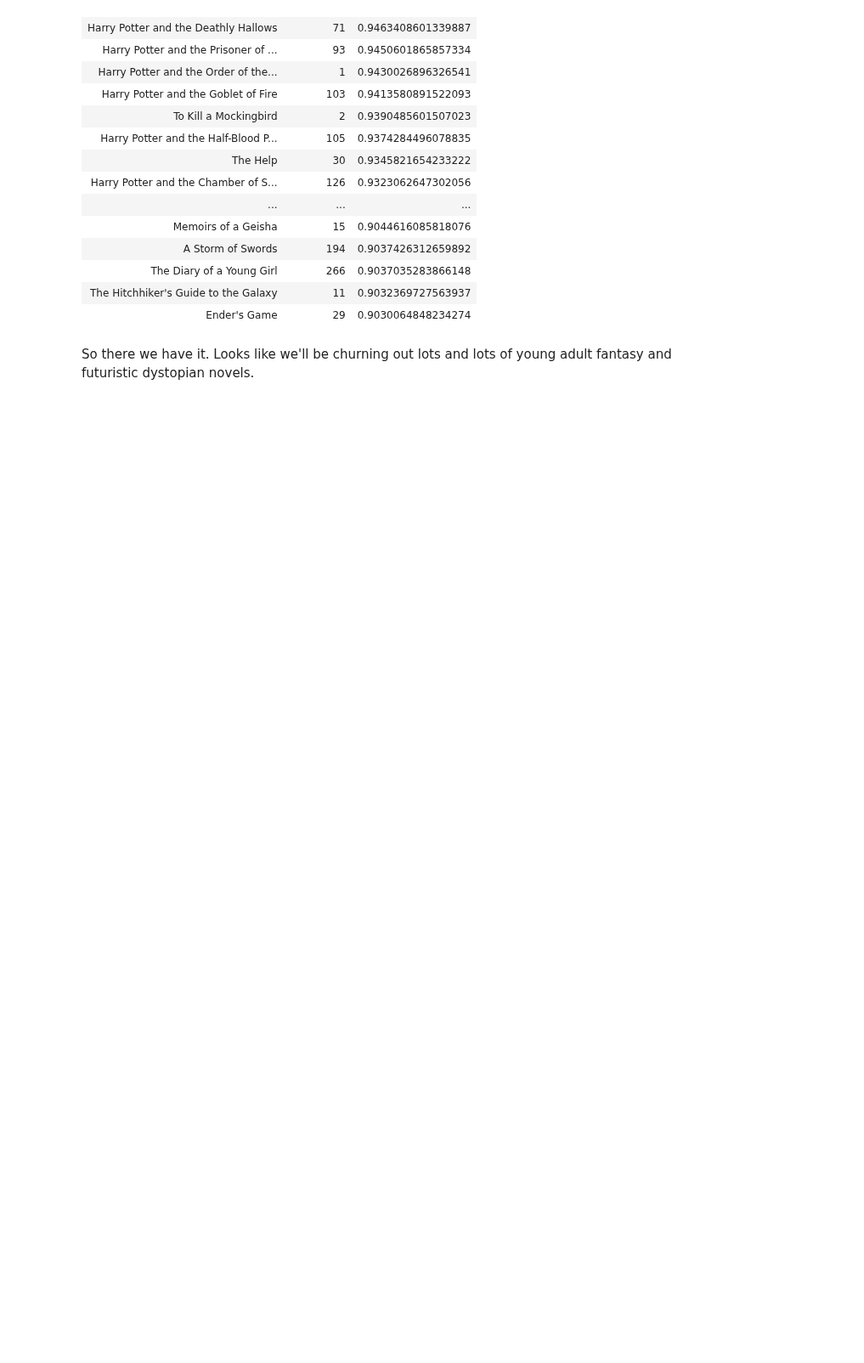
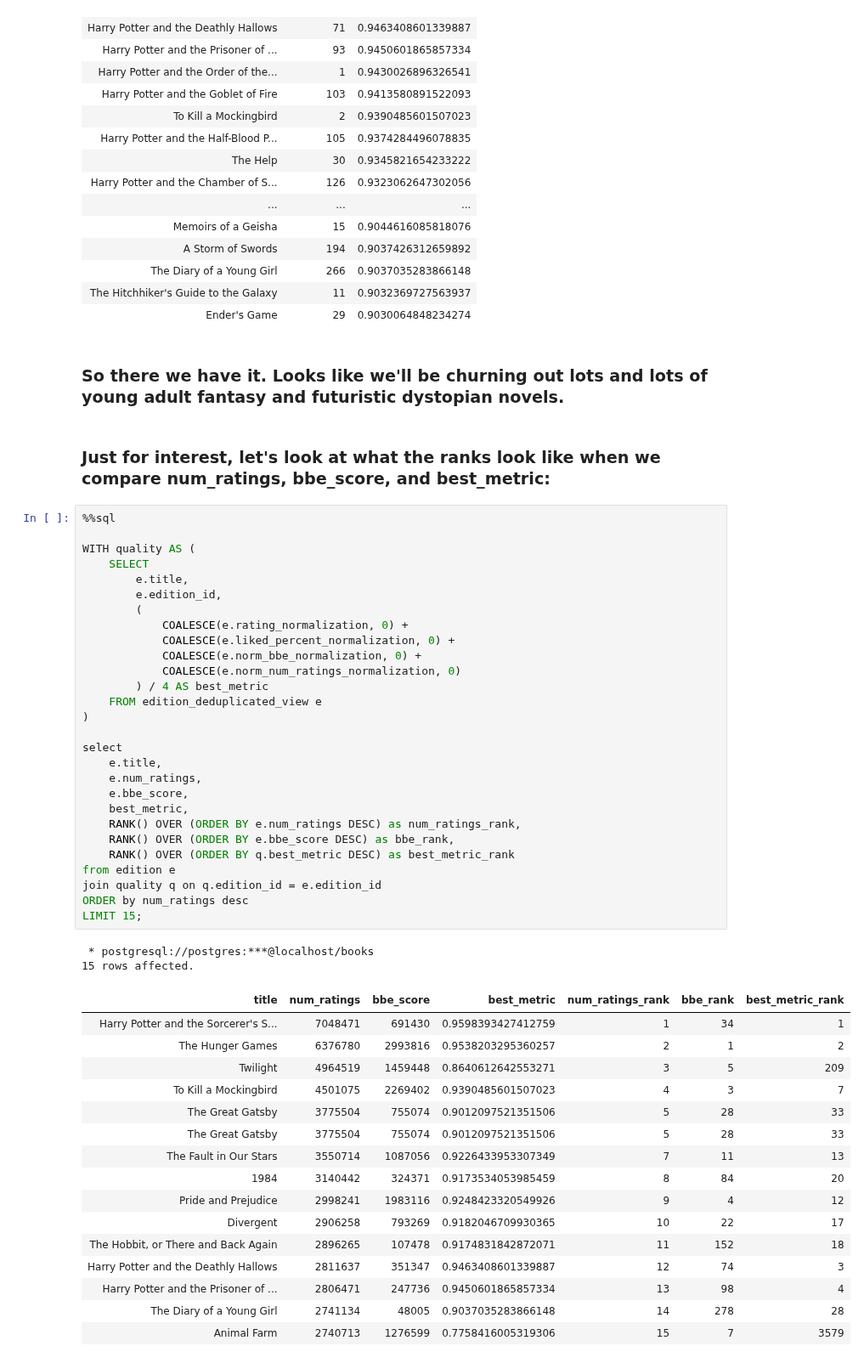
Before and after one commit to codeslp/books_db, a Jupyter notebook: src/analysis.ipynb, the cells around one changed output. Shown at 85% size. Cells and saved outputs as stored; diff of their text form; blank space fills up the shorter version.

```diff
--- a/src/analysis.ipynb
+++ b/src/analysis.ipynb
@@ -699,4 +695,53 @@ LIMIT 30;
 | The Hitchhiker's Guide to the Galaxy | 11 | 0.9032369727563937 |
 | Ender's Game | 29 | 0.9030064848234274 |
 # %% [markdown]
-So there we have it. Looks like we'll be churning out lots and lots of young adult fantasy and futuristic dystopian novels.
+### So there we have it. Looks like we'll be churning out lots and lots of young adult fantasy and futuristic dystopian  novels.
+# %% [markdown]
+### Just for interest, let's look at what the ranks look like when we compare num_ratings, bbe_score, and best_metric:
+# %%
+%%sql
+
+WITH quality AS (
+    SELECT
+        e.title,
+        e.edition_id,
+        (
+            COALESCE(e.rating_normalization, 0) +
+            COALESCE(e.liked_percent_normalization, 0) +
+            COALESCE(e.norm_bbe_normalization, 0) +
+            COALESCE(e.norm_num_ratings_normalization, 0)
+        ) / 4 AS best_metric
+    FROM edition_deduplicated_view e
+)
+
+select
+    e.title,
+    e.num_ratings,
+    e.bbe_score,
+    best_metric,
+    RANK() OVER (ORDER BY e.num_ratings DESC) as num_ratings_rank,
+    RANK() OVER (ORDER BY e.bbe_score DESC) as bbe_rank,
+    RANK() OVER (ORDER BY q.best_metric DESC) as best_metric_rank
+from edition e
+join quality q on q.edition_id = e.edition_id
+ORDER by num_ratings desc
+LIMIT 15;
+# %% [output]
+ * postgresql://postgres:***@localhost/books
+15 rows affected.
+| title | num_ratings | bbe_score | best_metric | num_ratings_rank | bbe_rank | best_metric_rank |
+| Harry Potter and the Sorcerer's S... | 7048471 | 691430 | 0.9598393427412759 | 1 | 34 | 1 |
+| The Hunger Games | 6376780 | 2993816 | 0.9538203295360257 | 2 | 1 | 2 |
+| Twilight | 4964519 | 1459448 | 0.8640612642553271 | 3 | 5 | 209 |
+| To Kill a Mockingbird | 4501075 | 2269402 | 0.9390485601507023 | 4 | 3 | 7 |
+| The Great Gatsby | 3775504 | 755074 | 0.9012097521351506 | 5 | 28 | 33 |
+| The Great Gatsby | 3775504 | 755074 | 0.9012097521351506 | 5 | 28 | 33 |
+| The Fault in Our Stars | 3550714 | 1087056 | 0.9226433953307349 | 7 | 11 | 13 |
+| 1984 | 3140442 | 324371 | 0.9173534053985459 | 8 | 84 | 20 |
+| Pride and Prejudice | 2998241 | 1983116 | 0.9248423320549926 | 9 | 4 | 12 |
+| Divergent | 2906258 | 793269 | 0.9182046709930365 | 10 | 22 | 17 |
+| The Hobbit, or There and Back Again | 2896265 | 107478 | 0.9174831842872071 | 11 | 152 | 18 |
+| Harry Potter and the Deathly Hallows | 2811637 | 351347 | 0.9463408601339887 | 12 | 74 | 3 |
+| Harry Potter and the Prisoner of ... | 2806471 | 247736 | 0.9450601865857334 | 13 | 98 | 4 |
+| The Diary of a Young Girl | 2741134 | 48005 | 0.9037035283866148 | 14 | 278 | 28 |
+| Animal Farm | 2740713 | 1276599 | 0.7758416005319306 | 15 | 7 | 3579 |
```
Also changed, not shown: parts of 4 cells of this notebook.
